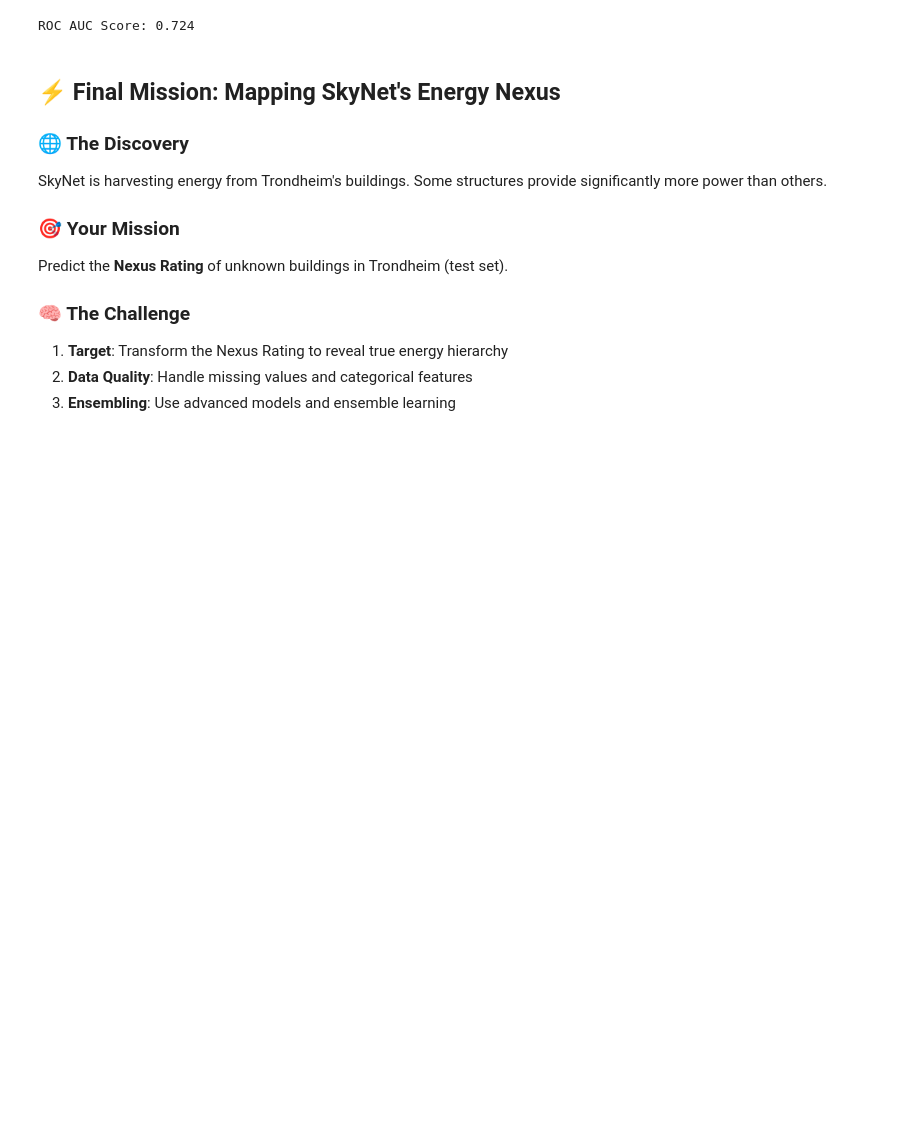
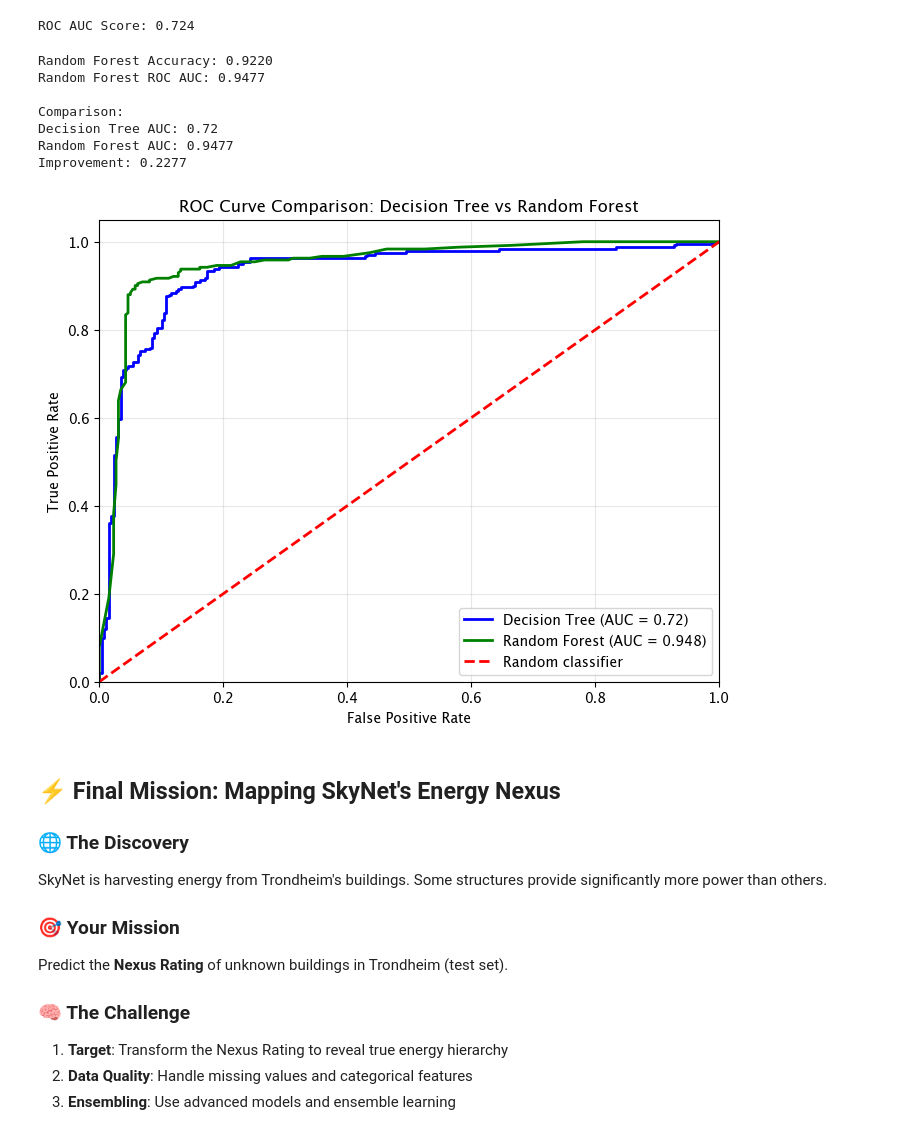
Before and after one commit to Afrasum/TDT4172, a Jupyter notebook: assignment_1/Chapter_1.ipynb, the cells around one changed output. Drawn from its saved outputs; the diff is of its cells as text; code cells hidden in the pictures; blank space fills up the shorter version.

```diff
--- a/assignment_1/Chapter_1.ipynb
+++ b/assignment_1/Chapter_1.ipynb
@@ -417,6 +464,47 @@ print(f"ROC AUC Score: {auc_score:.3f}")
 |   |   |   |   |   |   |--- class: 0
 [figure]
 ROC AUC Score: 0.724
+# %%
+rf_clf = RandomForestClassifier(random_state=42)
+rf_clf.fit(X_train, y_train)
+rf_pred = rf_clf.predict(X_test)
+rf_pred_proba = rf_clf.predict_proba(X_test)[:, 1]
+
+rf_accuracy = accuracy_score(y_test, rf_pred)
+rf_auc = roc_auc_score(y_test, rf_pred_proba)
+
+print(f'Random Forest Accuracy: {rf_accuracy:.4f}')
+print(f'Random Forest ROC AUC: {rf_auc:.4f}')
+
+# Compare with Decision Tree results
+print(f'\nComparison:')
+print(f'Decision Tree AUC: 0.72')
+print(f'Random Forest AUC: {rf_auc:.4f}')
+print(f'Improvement: {rf_auc - 0.72:.4f}')
+
+fpr_rf, tpr_rf, _ = roc_curve(y_test, rf_pred_proba)
+
+plt.figure(figsize=(8, 6))
+plt.plot(fpr, tpr, color='blue', lw=2, label=f'Decision Tree (AUC = 0.72)')
+plt.plot(fpr_rf, tpr_rf, color='green', lw=2, label=f'Random Forest (AUC = {rf_auc:.3f})')
+plt.plot([0, 1], [0, 1], color='red', lw=2, linestyle='--', label='Random classifier')
+plt.xlim([0.0, 1.0])
+plt.ylim([0.0, 1.05])
+plt.xlabel('False Positive Rate')
+plt.ylabel('True Positive Rate')
+plt.title('ROC Curve Comparison: Decision Tree vs Random Forest')
+plt.legend(loc="lower right")
+plt.grid(True, alpha=0.3)
+plt.show()
+# %% [output]
+Random Forest Accuracy: 0.9220
+Random Forest ROC AUC: 0.9477
+
+Comparison:
+Decision Tree AUC: 0.72
+Random Forest AUC: 0.9477
+Improvement: 0.2277
+[figure, added]
 # %% [markdown]
 ## ⚡ Final Mission: Mapping SkyNet's Energy Nexus
 
```
Also changed, not shown: parts of 8 cells of this notebook, 6 other files.
